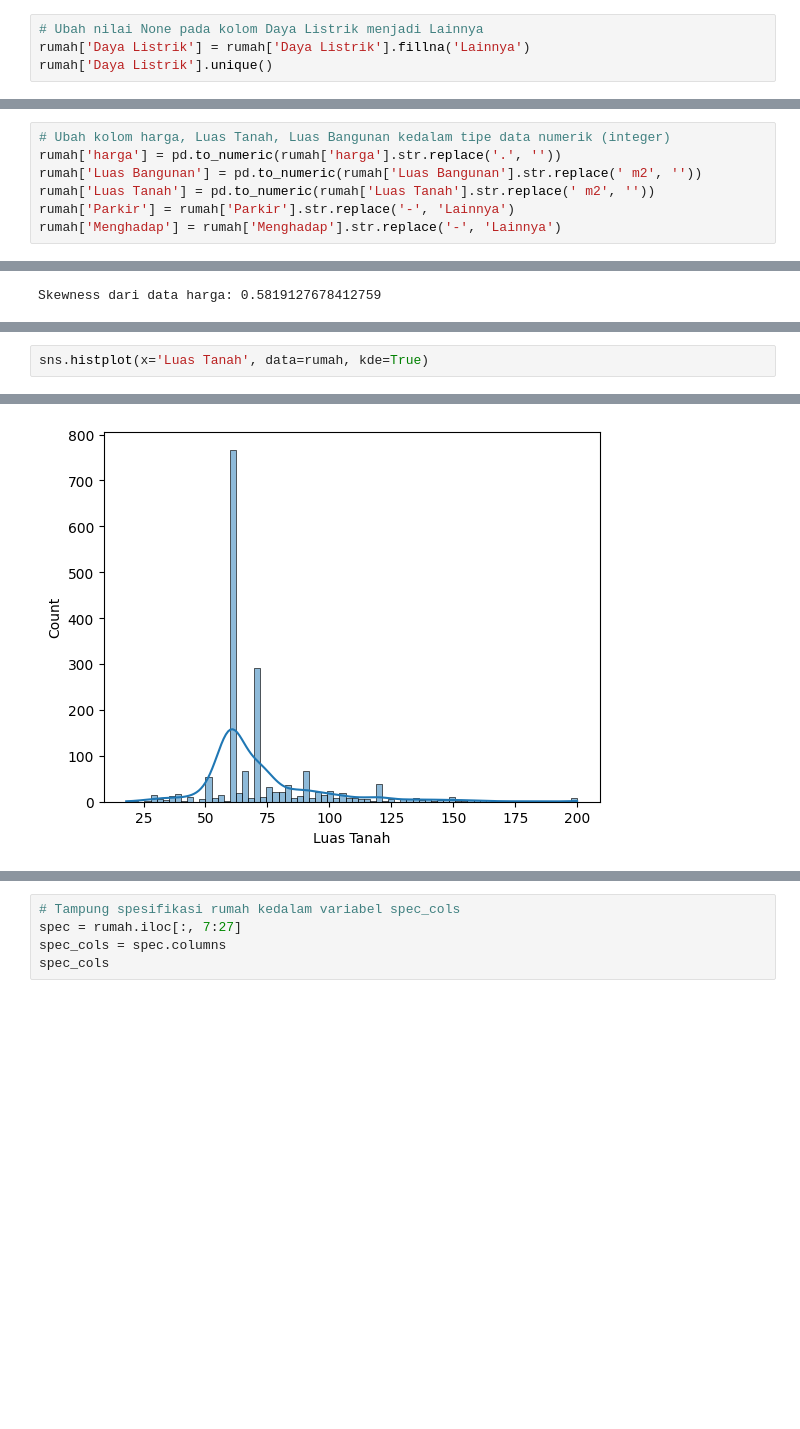
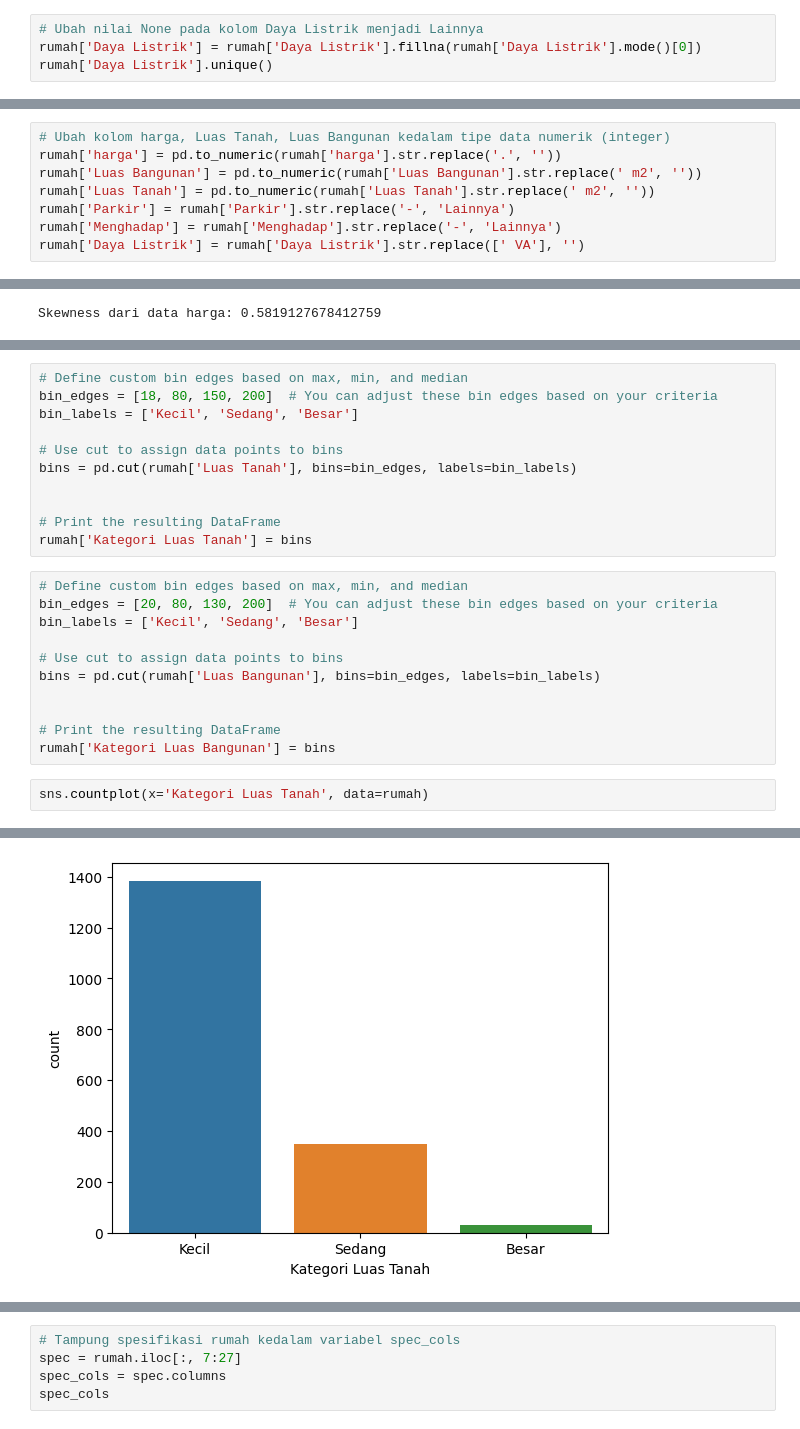
Before and after one commit to daff00/house-price-prediction, a Jupyter notebook: house_price_prediction.ipynb, the cells around one changed output, grey strips where cells are left out. Drawn from its saved outputs; the diff is of its cells as text; blank space fills up the shorter version.

```diff
--- a/house_price_prediction.ipynb
+++ b/house_price_prediction.ipynb
@@ -145,7 +145,7 @@ Nilai unik pada kolom Water Heater: [ 1. nan]
 Nilai unik pada kolom Kitchen Set: [ 1. nan]
 # %%
 # Ubah nilai None pada kolom Daya Listrik menjadi Lainnya
-rumah['Daya Listrik'] = rumah['Daya Listrik'].fillna('Lainnya')
+rumah['Daya Listrik'] = rumah['Daya Listrik'].fillna(rumah['Daya Listrik'].mode()[0])
 rumah['Daya Listrik'].unique()
 # %% [output]
 array(['1300 VA', '2200 VA', '22000 VA', '13000 VA', '900 VA', '3500 VA',
@@ -216,6 +216,7 @@ rumah['Luas Bangunan'] = pd.to_numeric(rumah['Luas Bangunan'].str.replace(' m2',
 rumah['Luas Tanah'] = pd.to_numeric(rumah['Luas Tanah'].str.replace(' m2', ''))
 rumah['Parkir'] = rumah['Parkir'].str.replace('-', 'Lainnya')
 rumah['Menghadap'] = rumah['Menghadap'].str.replace('-', 'Lainnya')
+rumah['Daya Listrik'] = rumah['Daya Listrik'].str.replace([' VA'], '')
 # %% [markdown]
 ---
 #### Exploratory Data Analysis
@@ -318,3 +323,25 @@ Skewness dari data harga: 0.5819127678412759
+# %%
+# Define custom bin edges based on max, min, and median
+bin_edges = [18, 80, 150, 200]  # You can adjust these bin edges based on your criteria
+bin_labels = ['Kecil', 'Sedang', 'Besar']
+
+# Use cut to assign data points to bins
+bins = pd.cut(rumah['Luas Tanah'], bins=bin_edges, labels=bin_labels)
+
+
+# Print the resulting DataFrame
+rumah['Kategori Luas Tanah'] = bins
+# %%
+# Define custom bin edges based on max, min, and median
+bin_edges = [20, 80, 130, 200]  # You can adjust these bin edges based on your criteria
+bin_labels = ['Kecil', 'Sedang', 'Besar']
+
+# Use cut to assign data points to bins
+bins = pd.cut(rumah['Luas Bangunan'], bins=bin_edges, labels=bin_labels)
+
+
+# Print the resulting DataFrame
+rumah['Kategori Luas Bangunan'] = bins
 # %%
-sns.histplot(x='Luas Tanah', data=rumah, kde=True)
+sns.countplot(x='Kategori Luas Tanah', data=rumah)
 # %% [output]
@@ -322,2 +349,2 @@ sns.histplot(x='Luas Tanah', data=rumah, kde=True)
-[figure, old version]
+[figure, new version]
 # %%
```
Also changed, not shown: parts of 19 cells of this notebook.
